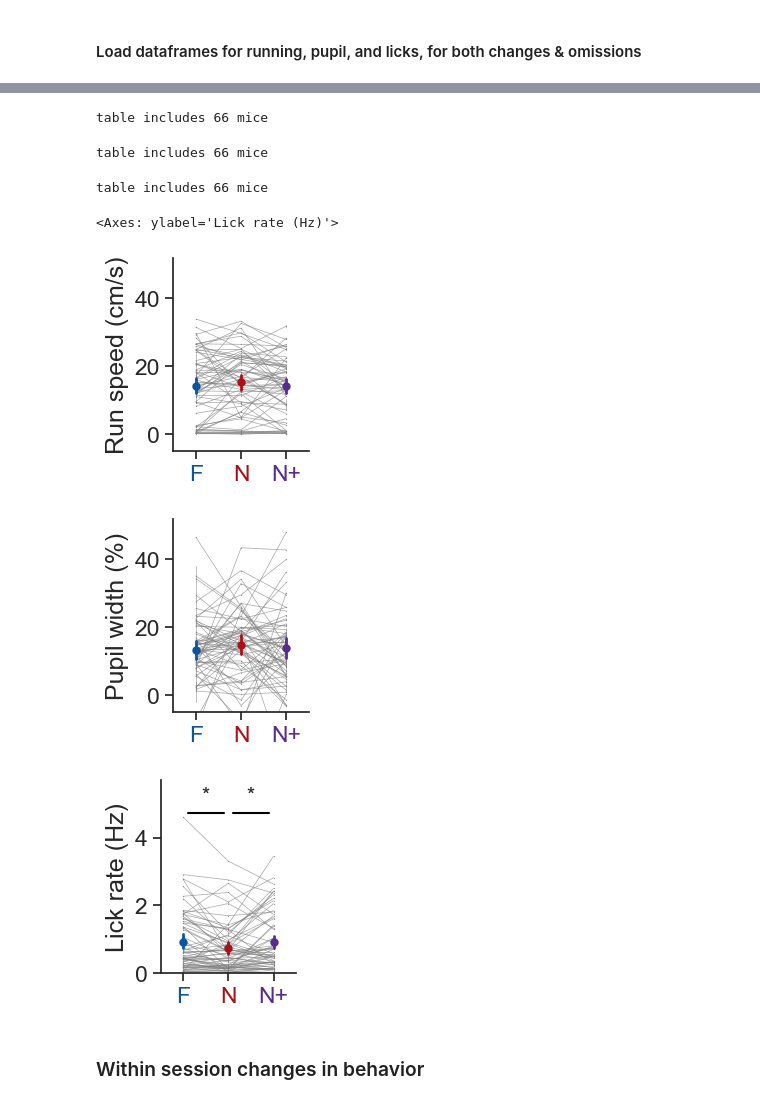
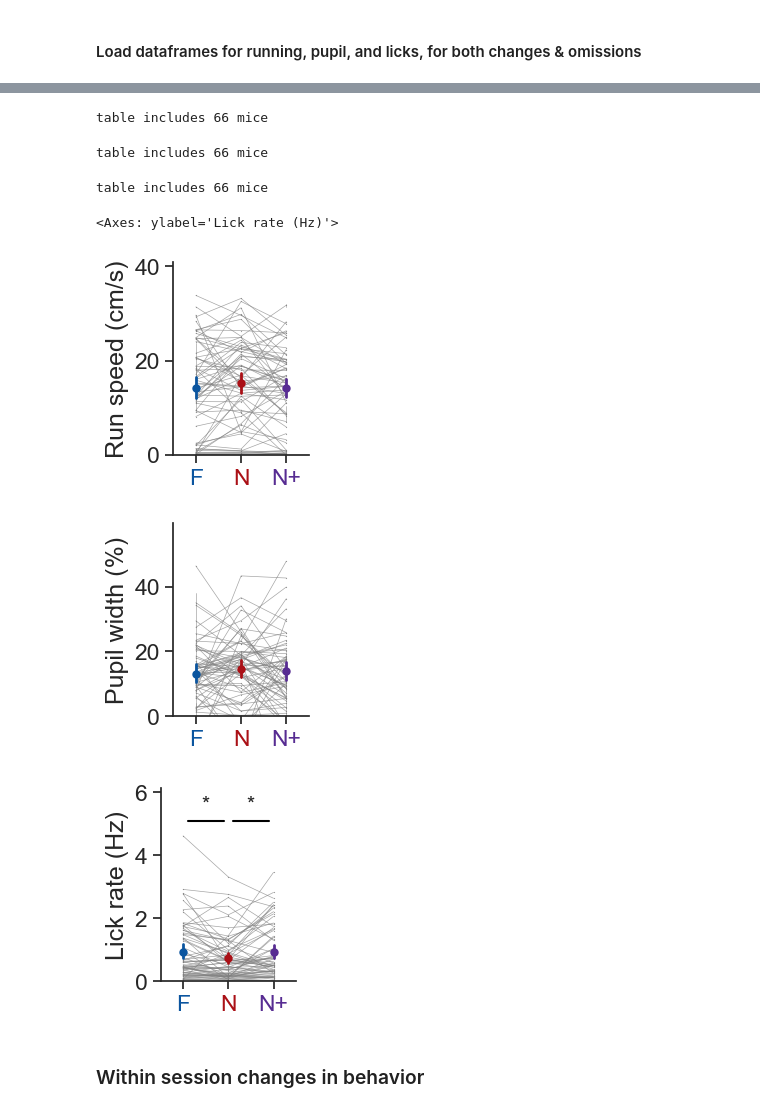
Before and after one commit to AllenInstitute/visual_behavior_analysis, a Jupyter notebook: notebooks/platform_paper_figures/figure_2_main.ipynb, the cells around one changed output, grey strips where cells are left out. Drawn from its saved outputs; the diff is of its cells as text; code cells hidden in the pictures.

Commit message:
update stats and revise fig 2

```diff
--- a/notebooks/platform_paper_figures/figure_2_main.ipynb
+++ b/notebooks/platform_paper_figures/figure_2_main.ipynb
@@ -394,22 +352,0 @@ platform_behavior_stats
-# %%
-data = platform_behavior_stats.copy()
-data = data[data.fraction_engaged>0.7]
-data = data[data.trial_type.isin(['change', 'could_change', 'omission', 'post-omission'])]
-data['trial_type'] = ['non-change' if trial_type == 'could_change' else trial_type for trial_type in data.trial_type.values]
-
-trial_types = data.trial_type.unique()
-figsize = (5,3)
-fig, ax = plt.subplots(figsize=figsize)
-ax = sns.boxplot(data=data, x='trial_type', y='response_probability', hue='experience_level',
-                   order=trial_types, palette=utils.get_experience_level_colors(), width=0.6, boxprops=dict(alpha=0.7), ax=ax)
-# ax = sns.swarmplot(data=data, x='trial_type', y='response_probability',
-#                    order=trial_types, color='gray', s=2, ax=ax)
-ax.set_ylabel('Response rate')
-ax.set_xticklabels(trial_types, rotation=45)
-ax.set_xlabel('')
-ax.set_ylim(-0.01, 1)
-ax.legend(loc='upper right', fontsize='xx-small')
-
-
-ax, stats = ppf.add_stats_to_plot_for_hues(data, 'response_probability', ax, ymax=None, xorder=trial_types, x='trial_type', hue='experience_level',
-                               use_mlm=True, group_column='mouse_id', event_type='behavior')
@@ -794,38 +416,38 @@ title = ''
 
 #### Changes
 
 df = running_speed_mdf_changes.copy()
 df['expts'] = 'all'
 
 ppf.plot_metric_distribution_by_experience_no_cell_type(df, 'mean_response', 'changes', 'running_speed',
-                                            ylabel='Run speed (cm/s)', ylims=ylims, show_mice=True,
+                                            ylabel='Run speed (cm/s)', ylims=None, show_mice=True,
                                             pointplot=True, stripplot=False, horiz=False, title='',ax=None)
 
 
 #### Pupil
 
 #### Changes
 
 df = pupil_mdf_changes.copy()
 df['expts'] = 'all'
 ppf.plot_metric_distribution_by_experience_no_cell_type(df, 'mean_response', 'changes', 'pupil_width',
-                                            ylabel='Pupil width (%)', ylims=ylims, show_mice=True,
+                                            ylabel='Pupil width (%)', ylims=None, show_mice=True,
                                             pointplot=True, stripplot=False, horiz=False, title=title, ax=None)
 
 
 df = lick_rate_mdf_changes.copy()
 
 df['expts'] = 'all'
 ppf.plot_metric_distribution_by_experience_no_cell_type(df, 'mean_response', 'changes', 'lick_rate',
-                                            ylabel='Lick rate (Hz)', ylims=(0, 4.5), show_mice=True,
+                                            ylabel='Lick rate (Hz)', ylims=None, show_mice=True,
                                             pointplot=True, stripplot=False, horiz=False, title=title, ax=None)
 # %% [output]
 table includes 66 mice
 table includes 66 mice
 table includes 66 mice
 <Axes: ylabel='Lick rate (Hz)'>
-[figure, old version]
+[figure, new version]
-[figure, old version]
+[figure, new version]
-[figure, old version]
+[figure, new version]
 # %% [markdown]
 ### Within session changes in behavior
```
Also changed, not shown: parts of 46 cells of this notebook, 5 other files.
